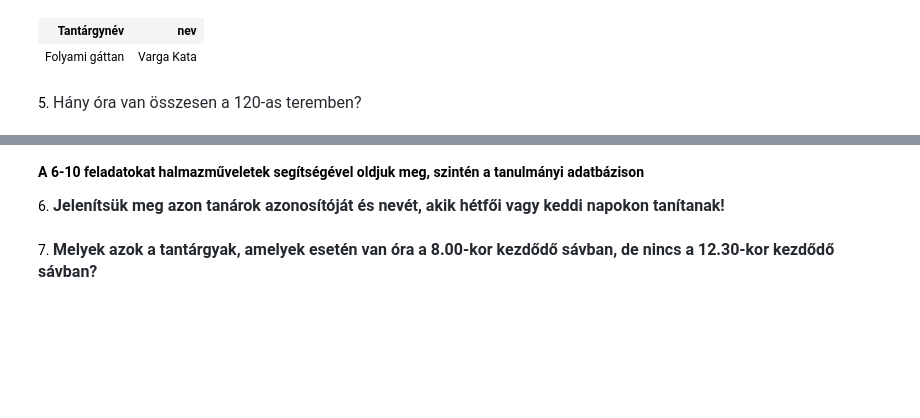
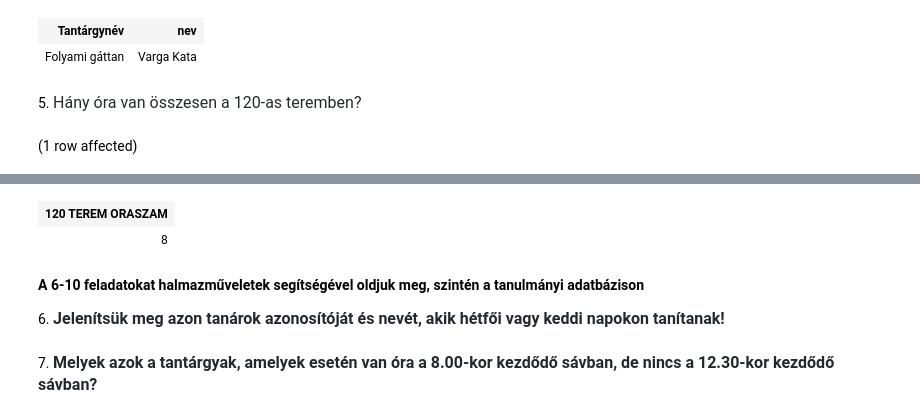
Before and after one commit to GoofyG00ber/azure, a Jupyter notebook: gyakorlat03_feladatok.ipynb, the cells around one changed output, grey strips where cells are left out. Saved outputs shown, nothing was run; the diff lists cells and outputs as text; code cells hidden in the pictures; blank space fills up the shorter version.

```diff
--- a/gyakorlat03_feladatok.ipynb
+++ b/gyakorlat03_feladatok.ipynb
@@ -91,3 +91,7 @@ Total execution time: 00:00:00.009
 | Folyami gáttan | Varga Kata |
 # %% [markdown]
 5. <span style="background-color: rgb(255, 255, 255); color: rgb(36, 41, 47); font-family: -apple-system, BlinkMacSystemFont, &quot;Segoe UI&quot;, Helvetica, Arial, sans-serif, &quot;Apple Color Emoji&quot;, &quot;Segoe UI Emoji&quot;; font-size: 16px;">Hány óra van összesen a 120-as teremben?</span>
+# %%
+select COUNT(t.terem) AS '120 TEREM ORASZAM' from Termek t join orak o on t.Tkód = o.terem where t.Terem = '120'
+# %% [output]
+(1 row affected)
@@ -94,3 +99,5 @@ Total execution time: 00:00:00.009
+| 120 TEREM ORASZAM |
+| 8 |
 # %% [markdown]
 **A 6-10 feladatokat halmazműveletek segítségével oldjuk meg, szintén a tanulmányi adatbázison**
 
```
Also changed, not shown: parts of 3 cells of this notebook.
